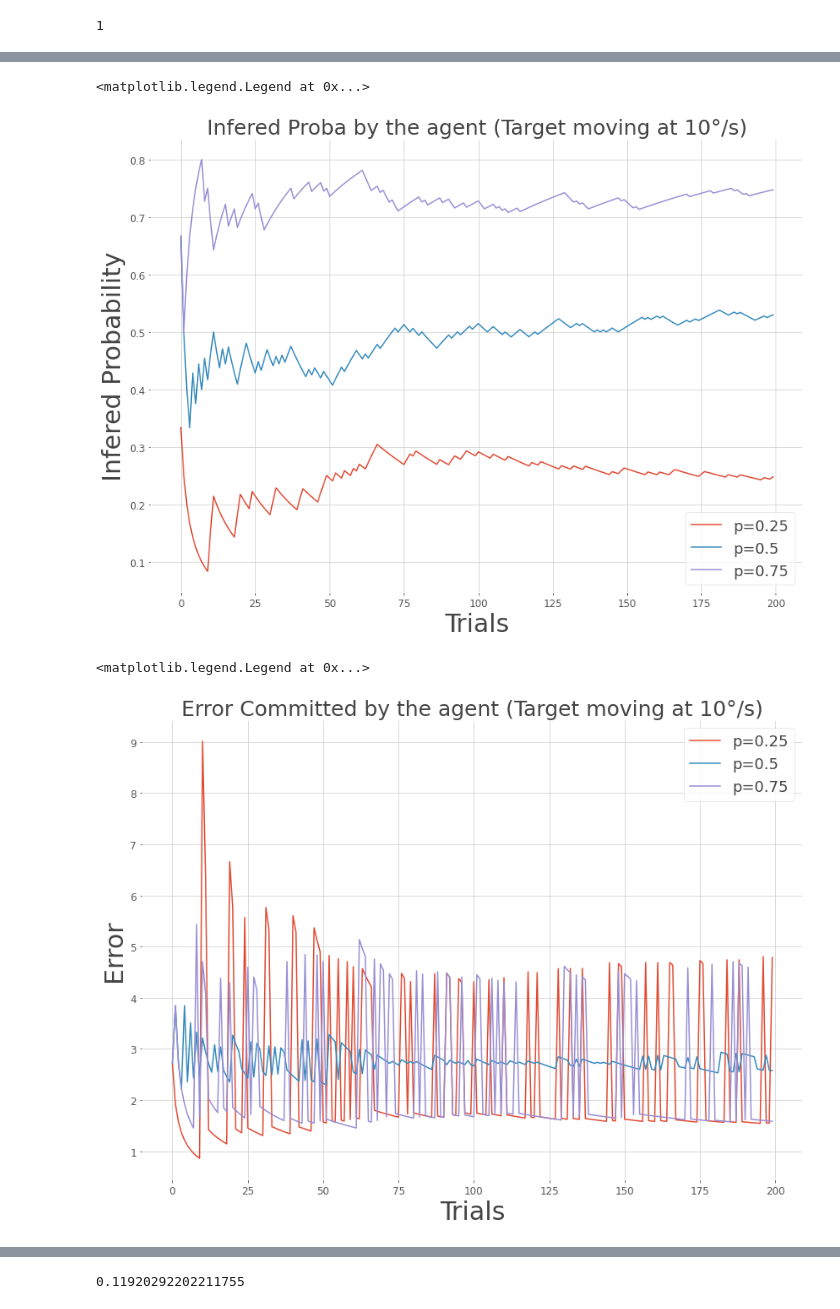
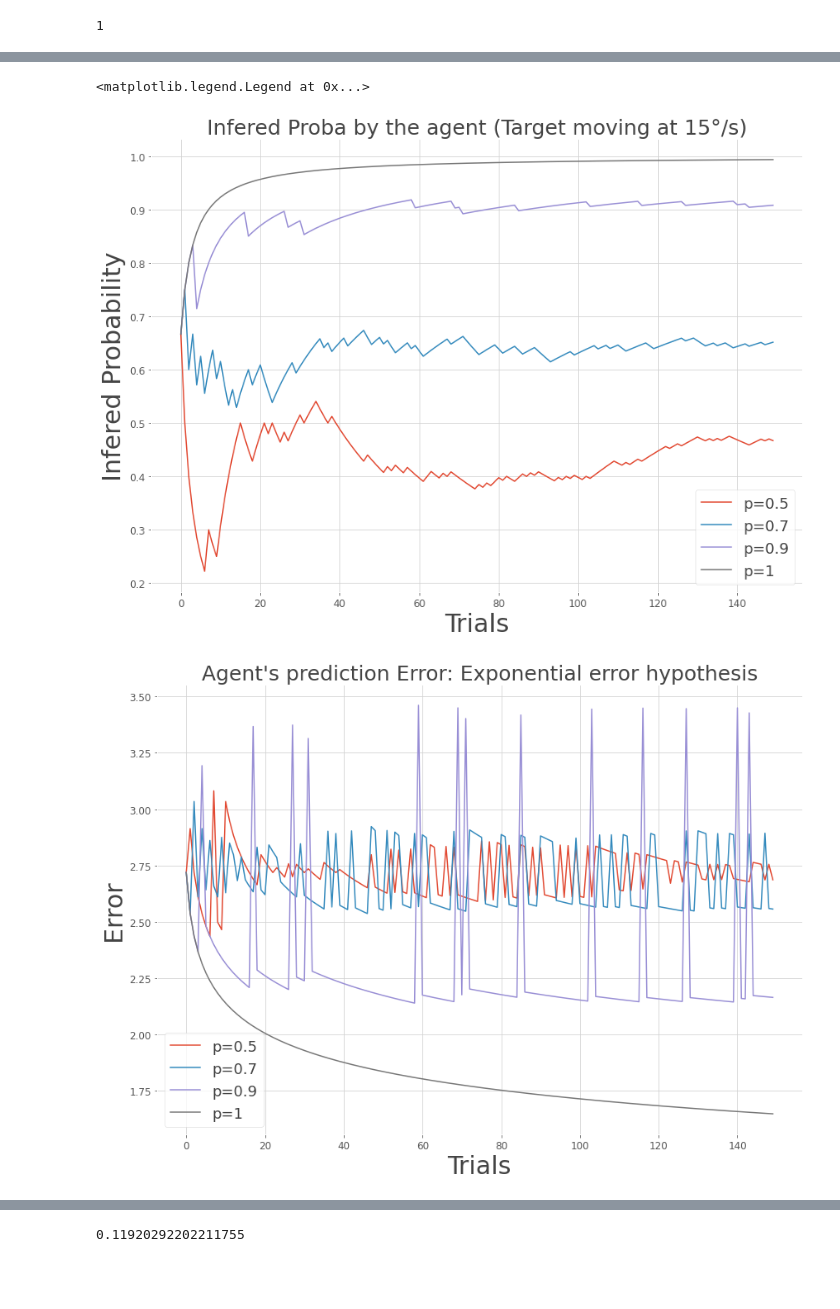
Before and after one commit to Oueldh/aSPEM, a Jupyter notebook: aSPEM_agent.ipynb, the cells around one changed output, grey strips where cells are left out. Saved outputs shown, nothing was run; the diff lists cells and outputs as text; code cells hidden in the pictures; blank space fills up the shorter version.

```diff
--- a/aSPEM_agent.ipynb
+++ b/aSPEM_agent.ipynb
@@ -49,37 +49,42 @@ class BetaModel():
 
     def velocity(self):
         p=self.a/(self.a+self.b)
-        return self.vt*1/2*np.log(p/(1-p))
+        return 0.2*self.vt*1/2*np.log((p)/(1-p))
 # %%
 stats.bernoulli.rvs(0.5)
 # %% [output]
 1
 # %%
-v_target=10
+v_target=15
 agent=BetaModel(v_target)
 mu=[]
 V=[]
 O=[]
 VVV=[]
+VVV_lin=[]
 OOO=[]
 MU=[]
 #Probability of the target going right
 P=[0.25,.5,0.75]
+P=[.5,0.7,.9,1]
 V_THEOS=[]
 for p in P:
-    for i in range(200):
+    for i in range(150):
         o=agent.outcome(p)
         O.append(o)
         V.append(agent.velocity())
         agent.update(o)
         mu.append(agent.a/(agent.a+agent.b))
     VVV.append(V)
+    VVV_lin.append(0.2*v_target*(2*mu[-1]-1))
     OOO.append(O)
     MU.append(mu)
 
     print("The estimated probability of the target going right estimated by the agent is:",agent.a/(agent.a+agent.b))
     print("The antipatory velocity of the agent is ", V[-1])
-    v_theo=v_target*1/2*np.log(p/(1-p))
+    if p !=1:
+        v_theo=0.2*v_target*1/2*np.log((p)/(1-p))
+    else :v_theo=v_target/2
     V_THEOS.append(v_theo)
     print("The optimal anticpatory theorical velocitiy is " ,v_theo,'\n')
     mu=[]
@@ -113,11 +122,11 @@ for m,p in zip(MU,P):
     plt.plot(m,label=f'p={p}')
 plt.xlabel("Trials",fontsize=30)
 plt.ylabel("Infered Probability",fontsize=30)
-plt.title("Infered Proba by the agent (Target moving at 10°/s)",fontsize=25)
+plt.title("Infered Proba by the agent (Target moving at 15°/s)",fontsize=25)
 plt.legend()
 # %% [output]
 <matplotlib.legend.Legend at 0x...>
-[figure, old version]
+[figure, new version]
 # %%
 ERRS=[]
 for O,V in zip(OOO,VVV):
@@ -126,11 +135,11 @@ for O,V in zip(OOO,VVV):
 # %%
 for e,p in zip(ERRS,P):
     plt.plot(e,label=f'p={p}')
 
 plt.xlabel("Trials",fontsize=30)
 plt.ylabel("Error",fontsize=30)
-plt.title("Error Committed by the agent (Target moving at 10°/s)",fontsize=25)
+plt.title("Agent's prediction Error: Exponential error hypothesis",fontsize=25)
 plt.legend()
+plt.savefig("err_exp")
 # %% [output]
-<matplotlib.legend.Legend at 0x...>
-[figure, old version]
+[figure, new version]
```
Also changed, not shown: parts of 8 cells of this notebook, 12 other files.
